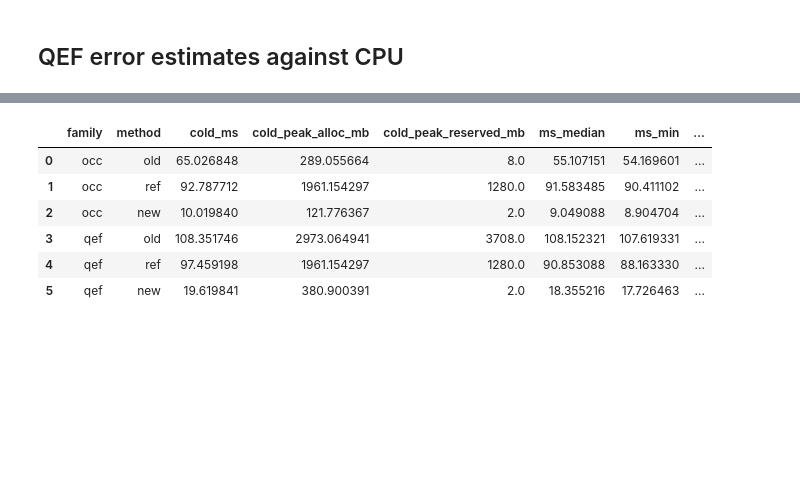
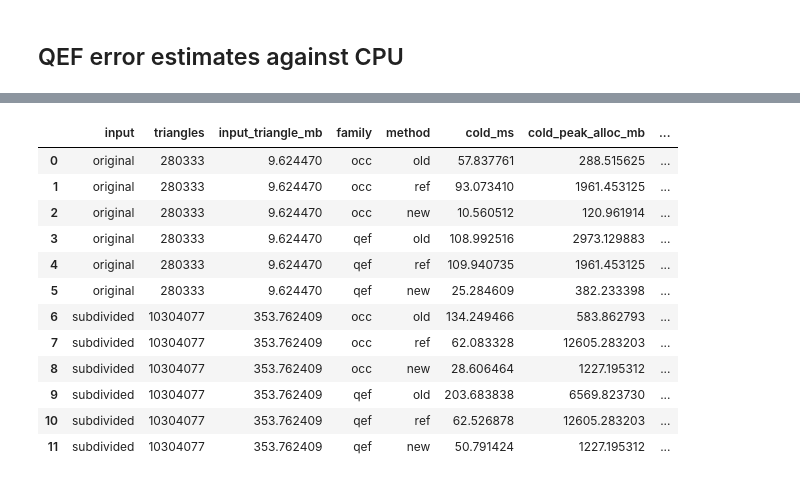
Before and after one commit to quantaji/o-voxel-gpu, a Jupyter notebook: notebooks/2026-06-27_01_intersect_qef_compare.ipynb, the cells around one changed output, grey strips where cells are left out. Cells and saved outputs as stored; diff of their text form; code cells hidden in the pictures; blank space fills up the shorter version.

```diff
--- a/notebooks/2026-06-27_01_intersect_qef_compare.ipynb
+++ b/notebooks/2026-06-27_01_intersect_qef_compare.ipynb
@@ -29,6 +29,8 @@ assert torch.cuda.is_available(), 'CUDA is required for this notebook'
 # GRID_SIZE = int(os.environ.get('FDG_GRID_SIZE', '128'))
 GRID_SIZE = 512
 CHUNK_TRIANGLES = int(os.environ.get('FDG_CHUNK_TRIANGLES', '20000'))
+SUBDIVIDE_AREA_THRESHOLD = float(os.environ.get('FDG_SUBDIVIDE_AREA_THRESHOLD', str(1.0 / (GRID_SIZE * GRID_SIZE))))
+SUBDIVIDE_MAX_ITERS = int(os.environ.get('FDG_SUBDIVIDE_MAX_ITERS', '12'))
 
 print('repo:', ROOT)
 print('python:', sys.executable)
@@ -36,6 +38,7 @@ print('torch:', torch.__version__, 'cuda:', torch.version.cuda)
 print('device:', torch.cuda.get_device_name(DEVICE))
 print('MAX_JOBS:', os.environ['MAX_JOBS'])
 print('GRID_SIZE:', GRID_SIZE, 'CHUNK_TRIANGLES:', CHUNK_TRIANGLES)
+print('SUBDIVIDE_AREA_THRESHOLD:', SUBDIVIDE_AREA_THRESHOLD, 'SUBDIVIDE_MAX_ITERS:', SUBDIVIDE_MAX_ITERS)
 # %% [output]
 repo: /mnt/nvmefs/Projects/o-voxel-gpu
 python: /home/quanta/.conda/envs/symm-enforce/bin/python
@@ -384,7 +577,8 @@ for name, occ in occ_direct.items():
 ## QEF error estimates against CPU
 # %%
 qef_rows = []
-for name in ['old', 'ref', 'new']:
-    qef_rows.append({'method': name, **qef_error_metrics(canon['cpu'], canon[name])})
+for input_name, canon in CASE_CANON.items():
+    for name in ['old', 'ref', 'new']:
+        qef_rows.append({'input': input_name, 'method': name, **qef_error_metrics(canon['cpu'], canon[name])})
 show_rows(qef_rows)
 # %% [output]
@@ -408,61 +603,74 @@ def timed_cuda_call(fn, cold=False):
     end = torch.cuda.Event(enable_timing=True)
     start.record()
     out = fn()
     end.record()
     torch.cuda.synchronize()
     ms = start.elapsed_time(end)
     peak_alloc = torch.cuda.max_memory_allocated() - base_alloc
     peak_reserved = torch.cuda.max_memory_reserved() - base_reserved
     del out
     torch.cuda.synchronize()
     return {
         'ms': float(ms),
         'peak_alloc_mb': float(peak_alloc / 1024**2),
         'peak_reserved_mb': float(peak_reserved / 1024**2),
     }
 
+
 def summarize_records(records):
     return {
         'ms_median': statistics.median(r['ms'] for r in records),
         'ms_min': min(r['ms'] for r in records),
         'peak_alloc_mb_median': statistics.median(r['peak_alloc_mb'] for r in records),
         'peak_reserved_mb_median': statistics.median(r['peak_reserved_mb'] for r in records),
     }
 
-gpu_qef_methods = {
-    'old': lambda: ext.intersect_qef_old(triangles_cuda, voxel_size_cpu, grid_range_cpu, CHUNK_TRIANGLES),
-    'ref': lambda: ext.intersect_qef_ref(triangles_cuda, voxel_size_cpu, grid_range_cpu, CHUNK_TRIANGLES),
-    'new': lambda: ext.intersect_qef(triangles_cuda, voxel_size_cpu, grid_range_cpu, CHUNK_TRIANGLES),
-}
-gpu_occ_methods = {
-    'old': lambda: ext.intersect_occ_old(triangles_cuda, voxel_size_cpu, grid_range_cpu, CHUNK_TRIANGLES),
-    'ref': lambda: ext.intersect_qef_ref(triangles_cuda, voxel_size_cpu, grid_range_cpu, CHUNK_TRIANGLES)[0],
-    'new': lambda: ext.intersect_occ(triangles_cuda, voxel_size_cpu, grid_range_cpu, CHUNK_TRIANGLES),
-}
 
 WARM_REPEATS = int(os.environ.get('FDG_WARM_REPEATS', '10'))
 bench_rows = []
-for family, methods in [('occ', gpu_occ_methods), ('qef', gpu_qef_methods)]:
-    for name, fn in methods.items():
-        cold = timed_cuda_call(fn, cold=True)
-        _ = timed_cuda_call(fn, cold=False)
-        warm_records = [timed_cuda_call(fn, cold=False) for _ in range(WARM_REPEATS)]
-        warm = summarize_records(warm_records)
-        bench_rows.append({
-            'family': family,
-            'method': name,
-            'cold_ms': cold['ms'],
-            'cold_peak_alloc_mb': cold['peak_alloc_mb'],
-            'cold_peak_reserved_mb': cold['peak_reserved_mb'],
-            **warm,
-        })
+for input_name, case in INPUT_CASES.items():
+    triangles_cuda = case['triangles_cuda']
+    gpu_qef_methods = {
+        'old': lambda triangles_cuda=triangles_cuda: ext.intersect_qef_old(triangles_cuda, voxel_size_cpu, grid_range_cpu, CHUNK_TRIANGLES),
+        'ref': lambda triangles_cuda=triangles_cuda: ext.intersect_qef_ref(triangles_cuda, voxel_size_cpu, grid_range_cpu, CHUNK_TRIANGLES),
+        'new': lambda triangles_cuda=triangles_cuda: ext.intersect_qef(triangles_cuda, voxel_size_cpu, grid_range_cpu, CHUNK_TRIANGLES),
+    }
+    gpu_occ_methods = {
+        'old': lambda triangles_cuda=triangles_cuda: ext.intersect_occ_old(triangles_cuda, voxel_size_cpu, grid_range_cpu, CHUNK_TRIANGLES),
+        'ref': lambda triangles_cuda=triangles_cuda: ext.intersect_qef_ref(triangles_cuda, voxel_size_cpu, grid_range_cpu, CHUNK_TRIANGLES)[0],
+        'new': lambda triangles_cuda=triangles_cuda: ext.intersect_occ(triangles_cuda, voxel_size_cpu, grid_range_cpu, CHUNK_TRIANGLES),
+    }
+
+    for family, methods in [('occ', gpu_occ_methods), ('qef', gpu_qef_methods)]:
+        for name, fn in methods.items():
+            cold = timed_cuda_call(fn, cold=True)
+            _ = timed_cuda_call(fn, cold=False)
+            warm_records = [timed_cuda_call(fn, cold=False) for _ in range(WARM_REPEATS)]
+            warm = summarize_records(warm_records)
+            bench_rows.append({
+                'input': input_name,
+                'triangles': case['triangles'],
+                'input_triangle_mb': case['triangle_mb'],
+                'family': family,
+                'method': name,
+                'cold_ms': cold['ms'],
+                'cold_peak_alloc_mb': cold['peak_alloc_mb'],
+                'cold_peak_reserved_mb': cold['peak_reserved_mb'],
+                **warm,
+            })
 
 show_rows(bench_rows)
 # %% [output]
-|  | family | method | cold_ms | cold_peak_alloc_mb | cold_peak_reserved_mb | ms_median | ms_min | ... |
-| 0 | occ | old | 65.026848 | 289.055664 | 8.0 | 55.107151 | 54.169601 | ... |
-| 1 | occ | ref | 92.787712 | 1961.154297 | 1280.0 | 91.583485 | 90.411102 | ... |
-| 2 | occ | new | 10.019840 | 121.776367 | 2.0 | 9.049088 | 8.904704 | ... |
-| 3 | qef | old | 108.351746 | 2973.064941 | 3708.0 | 108.152321 | 107.619331 | ... |
-| 4 | qef | ref | 97.459198 | 1961.154297 | 1280.0 | 90.853088 | 88.163330 | ... |
-| 5 | qef | new | 19.619841 | 380.900391 | 2.0 | 18.355216 | 17.726463 | ... |
+|  | input | triangles | input_triangle_mb | family | method | cold_ms | cold_peak_alloc_mb | ... |
+| 0 | original | 280333 | 9.624470 | occ | old | 57.837761 | 288.515625 | ... |
+| 1 | original | 280333 | 9.624470 | occ | ref | 93.073410 | 1961.453125 | ... |
+| 2 | original | 280333 | 9.624470 | occ | new | 10.560512 | 120.961914 | ... |
+| 3 | original | 280333 | 9.624470 | qef | old | 108.992516 | 2973.129883 | ... |
+| 4 | original | 280333 | 9.624470 | qef | ref | 109.940735 | 1961.453125 | ... |
+| 5 | original | 280333 | 9.624470 | qef | new | 25.284609 | 382.233398 | ... |
+| 6 | subdivided | 10304077 | 353.762409 | occ | old | 134.249466 | 583.862793 | ... |
+| 7 | subdivided | 10304077 | 353.762409 | occ | ref | 62.083328 | 12605.283203 | ... |
+| 8 | subdivided | 10304077 | 353.762409 | occ | new | 28.606464 | 1227.195312 | ... |
+| 9 | subdivided | 10304077 | 353.762409 | qef | old | 203.683838 | 6569.823730 | ... |
+| 10 | subdivided | 10304077 | 353.762409 | qef | ref | 62.526878 | 12605.283203 | ... |
+| 11 | subdivided | 10304077 | 353.762409 | qef | new | 50.791424 | 1227.195312 | ... |
```
Also changed, not shown: parts of 11 cells of this notebook.
